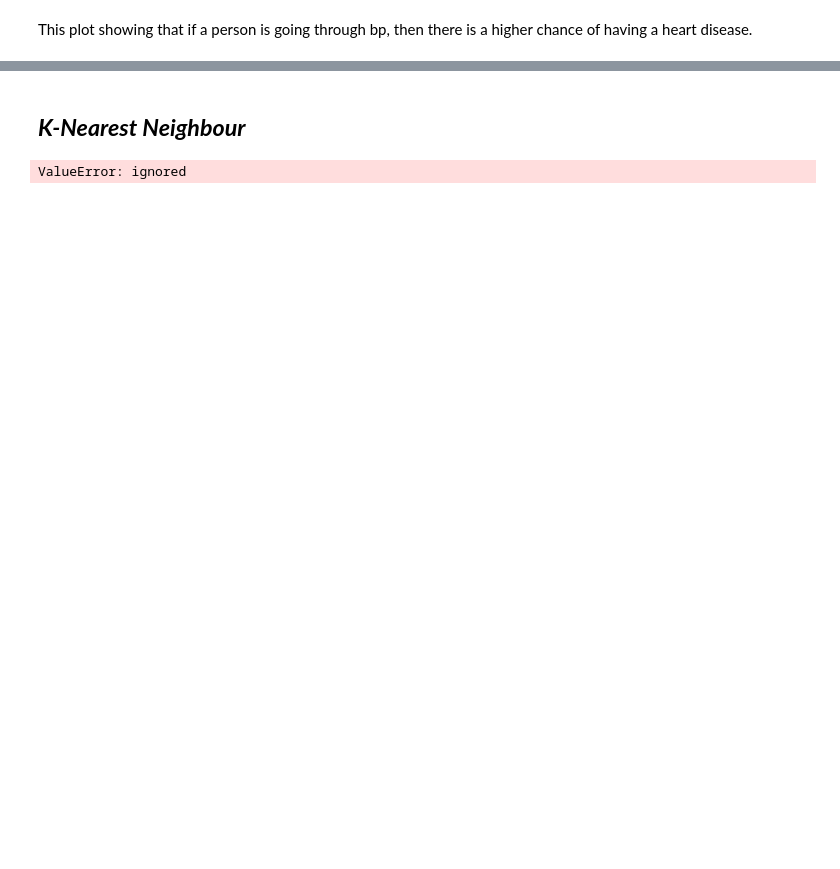
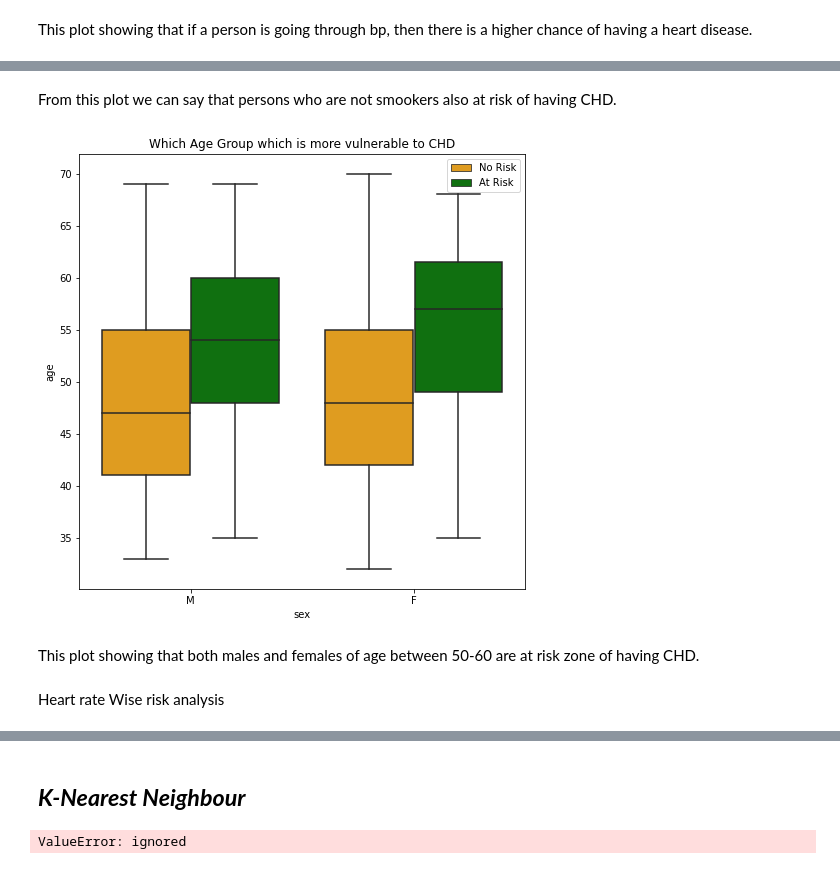
Before and after one commit to jogapritam/Cardiovascular-Risk-Prediction, a Jupyter notebook: Cardiovascular_Risk_Prediction_Jogapritam_Sahu.ipynb, the cells around one changed output, grey strips where cells are left out. Saved outputs shown, nothing was run; the diff lists cells and outputs as text; code cells hidden in the pictures; blank space fills up the shorter version.

```diff
--- a/Cardiovascular_Risk_Prediction_Jogapritam_Sahu.ipynb
+++ b/Cardiovascular_Risk_Prediction_Jogapritam_Sahu.ipynb
@@ -262,0 +277,16 @@ This plot showing that if a person is going through bp, then there is a higher c
+# %% [markdown]
+From this plot we can say that persons who are not smookers also at risk of having CHD.
+# %%
+my_palette = {0 : 'orange' , 1 : 'green'}
+plt.figure(figsize = (8,8))
+ax = sns.boxplot(x = df['sex'], y = df['age'], hue = df['TenYearCHD'], palette = my_palette)
+plt.title("Which Age Group which is more vulnerable to CHD")
+handles, _ = ax.get_legend_handles_labels()
+ax.legend(handles, ['No Risk','At Risk'], loc="best")
+plt.show()
+# %% [output]
+[figure, added]
+# %% [markdown]
+This plot showing that both males and females of age between 50-60 are at risk zone of having CHD.
+# %% [markdown]
+Heart rate Wise risk analysis
```
Also changed, not shown: parts of 10 cells of this notebook.
